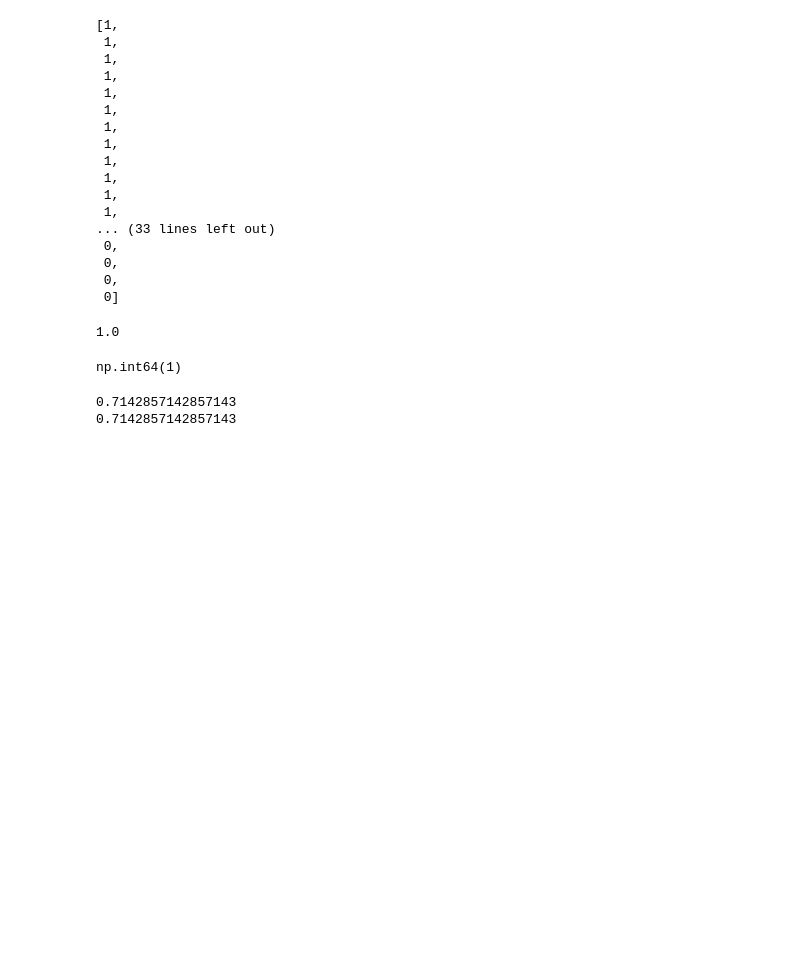
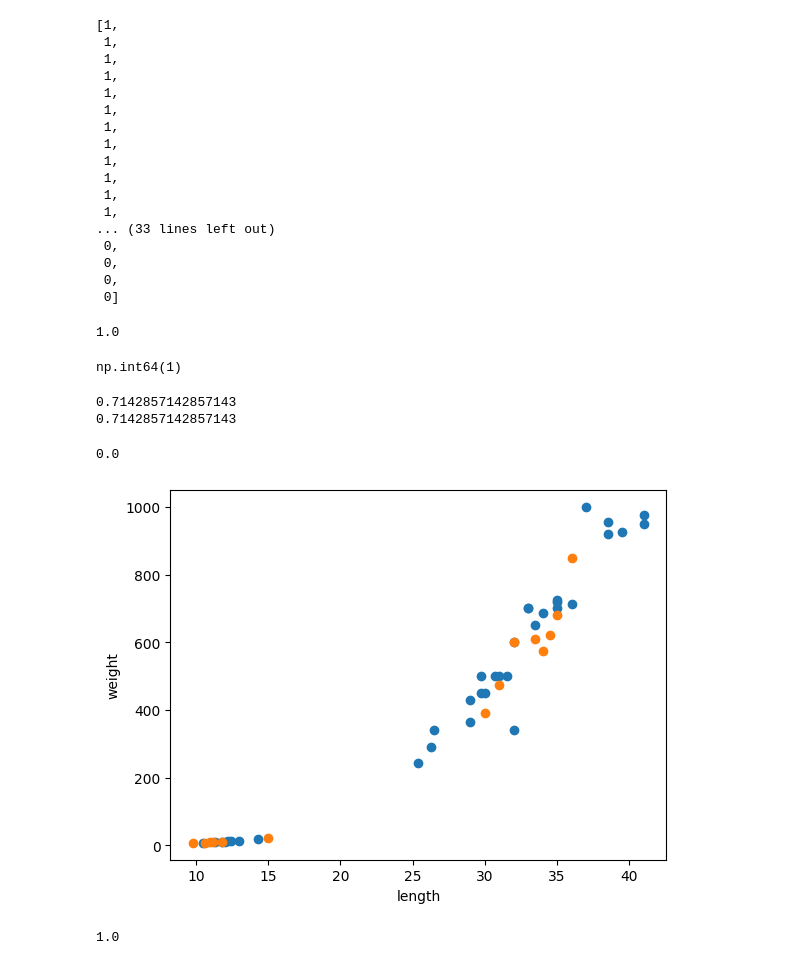
Before and after one commit to HP657/ML-DL-Study, a Jupyter notebook: fist_classification.ipynb, the cells around one changed output. Cells and saved outputs as stored; diff of their text form; code cells hidden in the pictures; blank space fills up the shorter version.

```diff
--- a/fist_classification.ipynb
+++ b/fist_classification.ipynb
@@ -127,0 +140,3 @@ print(35 / 49)
+# %%
+fish_data = [[l, w] for l, w in zip(fish_length, fish_weight)]
+fish_target = [1] * 35 + [0] * 14
@@ -127,0 +152,5 @@ print(35 / 49)
+# %%
+kn.fit(train_input, train_target)
+kn.score(test_input, test_target)
+# %% [output]
+0.0
@@ -127,0 +159,29 @@ print(35 / 49)
+# %%
+input_arr = np.array(fish_data)
+target_arr = np.array(fish_target)
+# %%
+np.random.seed(42)
+index = np.arange(49)
+np.random.shuffle(index)
+# %%
+train_input = input_arr[index[:35]]
+train_target = target_arr[index[:35]]
+
+test_input = input_arr[index[35:]]
+test_target = target_arr[index[35:]]
+# %%
+import matplotlib.pyplot as plt
+
+plt.scatter(train_input[:, 0], train_input[:, 1])
+plt.scatter(test_input[:, 0], test_input[:, 1])
+
+plt.xlabel("length")
+plt.ylabel("weight")
+plt.show()
+# %% [output]
+[figure, added]
+# %%
+kn.fit(train_input, train_target)
+kn.score(test_input, test_target)
+# %% [output]
+1.0
```
Also changed, not shown: parts of 5 cells of this notebook.
